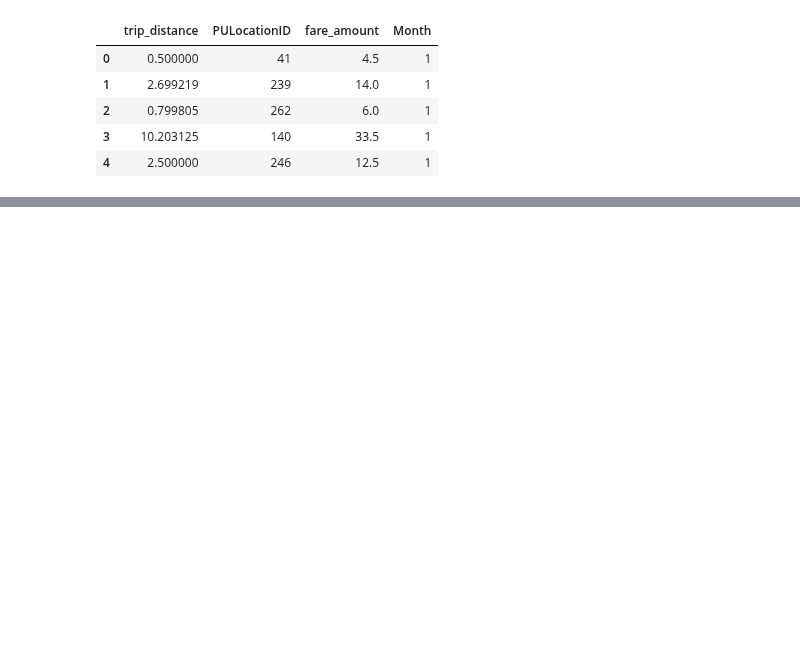
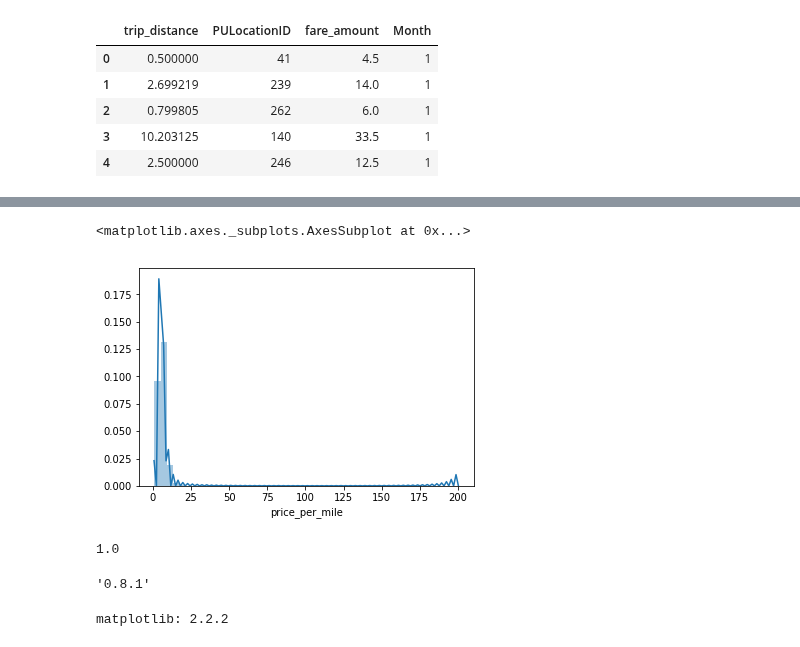
Before and after one commit to EgonFerri/ADM-HM2, a Jupyter notebook: CRQ1.ipynb, the cells around one changed output, grey strips where cells are left out. Saved outputs shown, nothing was run; the diff lists cells and outputs as text; code cells hidden in the pictures; blank space fills up the shorter version.

```diff
--- a/CRQ1.ipynb
+++ b/CRQ1.ipynb
@@ -142,0 +292,12 @@ df['trip_distance'].plot.bar()
+# %%
+#result.drop([])
+result.drop(result[(result.price_per_mile <1) | (result.price_per_mile>200)].index, inplace=True)
+# %%
+sns.distplot(result['price_per_mile'], kde=Fasle, bins=15, hist_kws=dict(edgecolor="k", linewidth=2))
+# %% [output]
+<matplotlib.axes._subplots.AxesSubplot at 0x...>
+[figure, added]
+# %%
+result['price_per_mile'].min()
+# %% [output]
+1.0
@@ -142,0 +309,8 @@ df['trip_distance'].plot.bar()
+# %%
+sns.__version__
+# %% [output]
+'0.8.1'
+# %%
+print('matplotlib: {}'.format(matplotlib.__version__))
+# %% [output]
+matplotlib: 2.2.2
```
Also changed, not shown: parts of 36 cells of this notebook.
